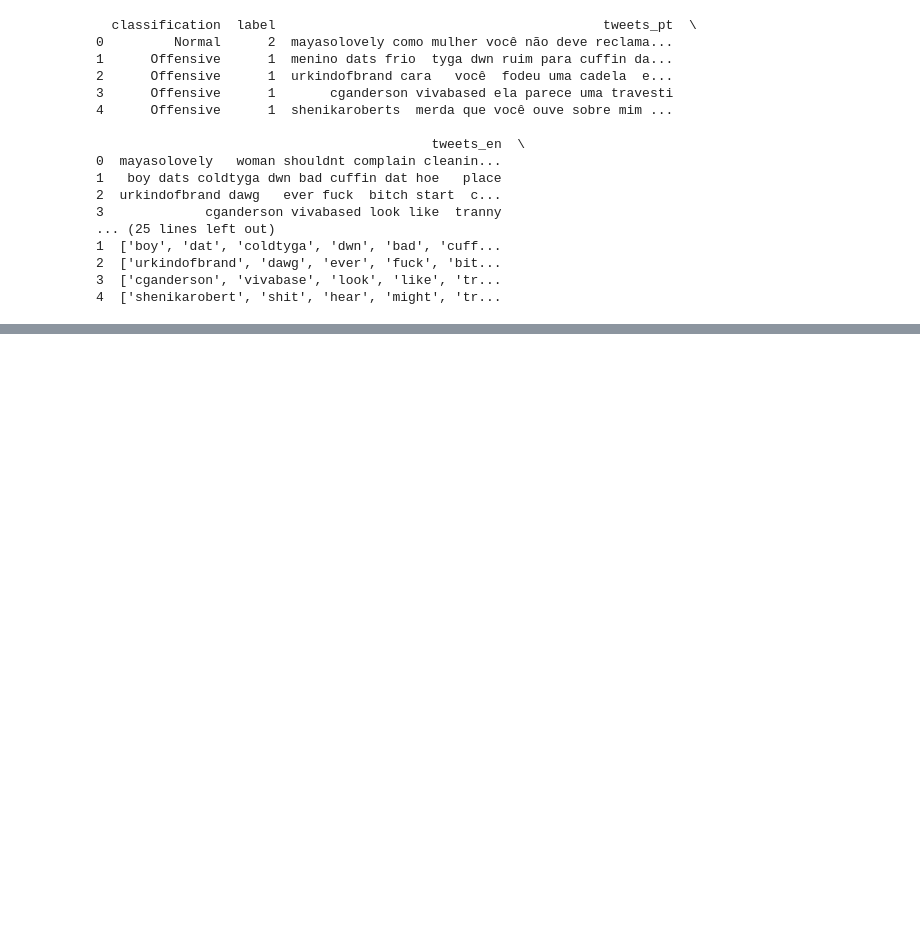
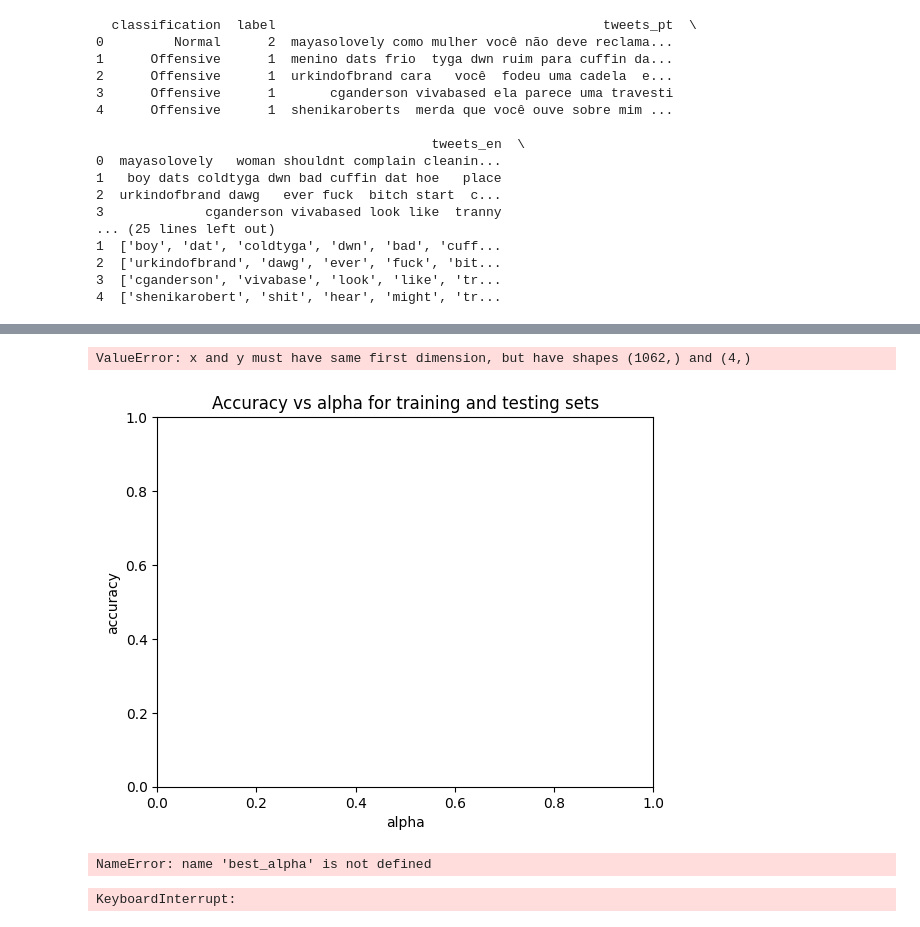
Before and after one commit to talesnobre/Final_Project-ML, a Jupyter notebook: arvore_decisao.ipynb, the cells around one changed output, grey strips where cells are left out. Cells and saved outputs as stored; diff of their text form; code cells hidden in the pictures; blank space fills up the shorter version.

```diff
--- a/arvore_decisao.ipynb
+++ b/arvore_decisao.ipynb
@@ -70,0 +134,48 @@ NameError: name 'cllf' is not defined
+# %%
+train_scores = [clf.score(X_train_tree, y_train_tree) for clf in cls]
+test_scores = [clf.score(X_test_tree, y_test_tree) for clf in cls]
+
+fig, ax = plt.subplots()
+ax.set_xlabel("alpha")
+ax.set_ylabel("accuracy")
+ax.set_title("Accuracy vs alpha for training and testing sets")
+ax.plot(ccp_alphas, train_scores, marker='o', label="train", drawstyle="steps-post")
+ax.plot(ccp_alphas, test_scores, marker='o', label="test", drawstyle="steps-post")
+ax.legend()
+plt.show()
+
+best_acc = 0
+for i in range(len(test_scores)):
+    if test_scores[i] > best_acc:
+        best_acc = test_scores[i]
+        best_alpha = ccp_alphas[i]
+
+print("Melhor alpha: ", best_alpha)
+# %% [output]
+ValueError: x and y must have same first dimension, but have shapes (1062,) and (4,)
+[figure, added]
+# %%
+clf = DecisionTreeClassifier(random_state=0, ccp_alpha=best_alpha)
+clf.fit(X_train_tree, y_train_tree)
+
+print('Ein = %0.4f' % (1 - accuracy_score(y_train_tree, clf.predict(X_train_tree))))
+print('Eout = %0.4f' % (1 - accuracy_score(y_test_tree, clf.predict(X_test_tree))))
+print(classification_report(y_test_tree, clf.predict(X_test_tree)))
+# %% [output]
+NameError: name 'best_alpha' is not defined
+# %%
+feature_labels = cv.get_feature_names_out()
+
+class_labels = ['Normal', 'Offensive', 'Hate Speech']
+
+plt.figure(figsize=(50,20))
+plot_tree(clf,
+            feature_names=feature_labels,
+            class_names=class_labels,
+            filled=True,
+            proportion=True,
+            fontsize=6,
+            rounded=True)
+plt.savefig('tree_pruned.png', dpi=300)
+# %% [output]
+KeyboardInterrupt:
```
Also changed, not shown: parts of 6 cells of this notebook, 4 other files.
